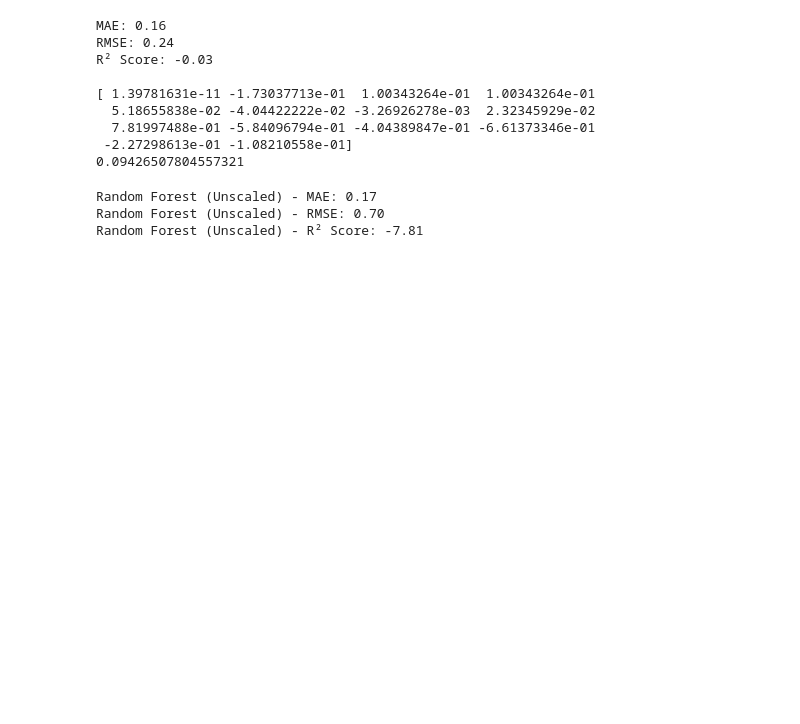
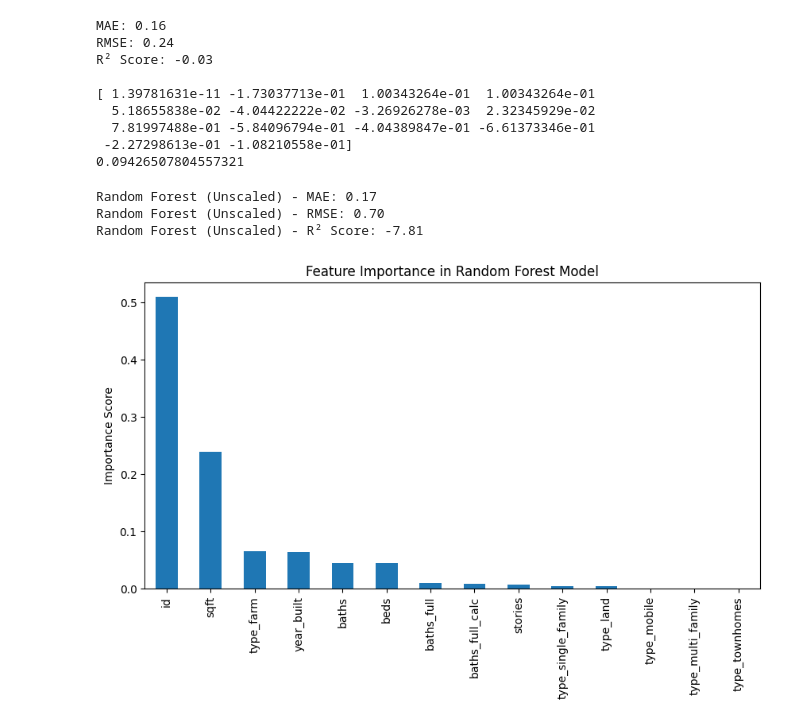
Before and after one commit to Soumika-Seelam/realestatetrends, a Jupyter notebook: trends.ipynb, the cells around one changed output. Saved outputs shown, nothing was run; the diff lists cells and outputs as text; code cells hidden in the pictures; blank space fills up the shorter version.

```diff
--- a/trends.ipynb
+++ b/trends.ipynb
@@ -372,3 +372,18 @@ print(f"Random Forest (Unscaled) - R² Score: {r2_rf:.2f}")
 Random Forest (Unscaled) - MAE: 0.17
 Random Forest (Unscaled) - RMSE: 0.70
 Random Forest (Unscaled) - R² Score: -7.81
+# %%
+import pandas as pd
+import matplotlib.pyplot as plt
+
+# Get feature importances from Random Forest
+feature_importance = pd.Series(rf_model.feature_importances_, index=X_rf.columns)
+
+# Plot feature importance
+plt.figure(figsize=(10,5))
+feature_importance.sort_values(ascending=False).plot(kind="bar")
+plt.title("Feature Importance in Random Forest Model")
+plt.ylabel("Importance Score")
+plt.show()
+# %% [output]
+[figure, added]
```
